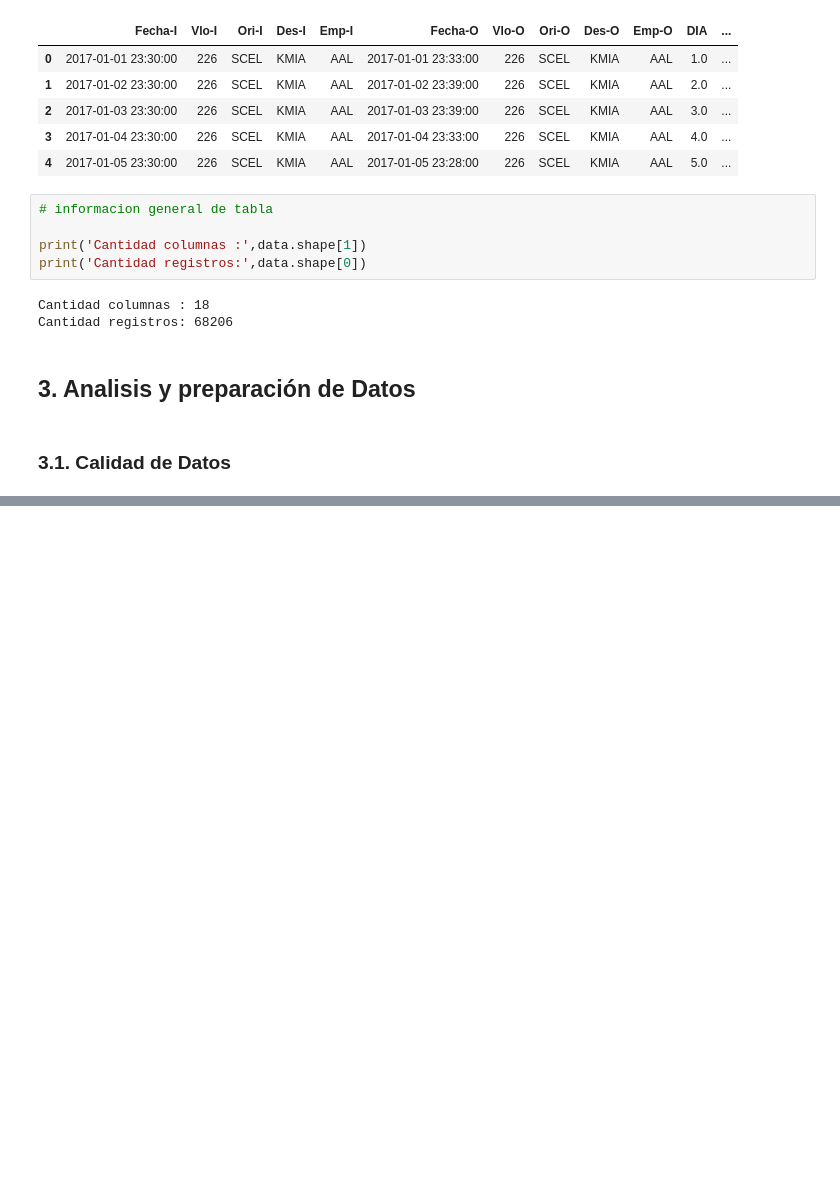
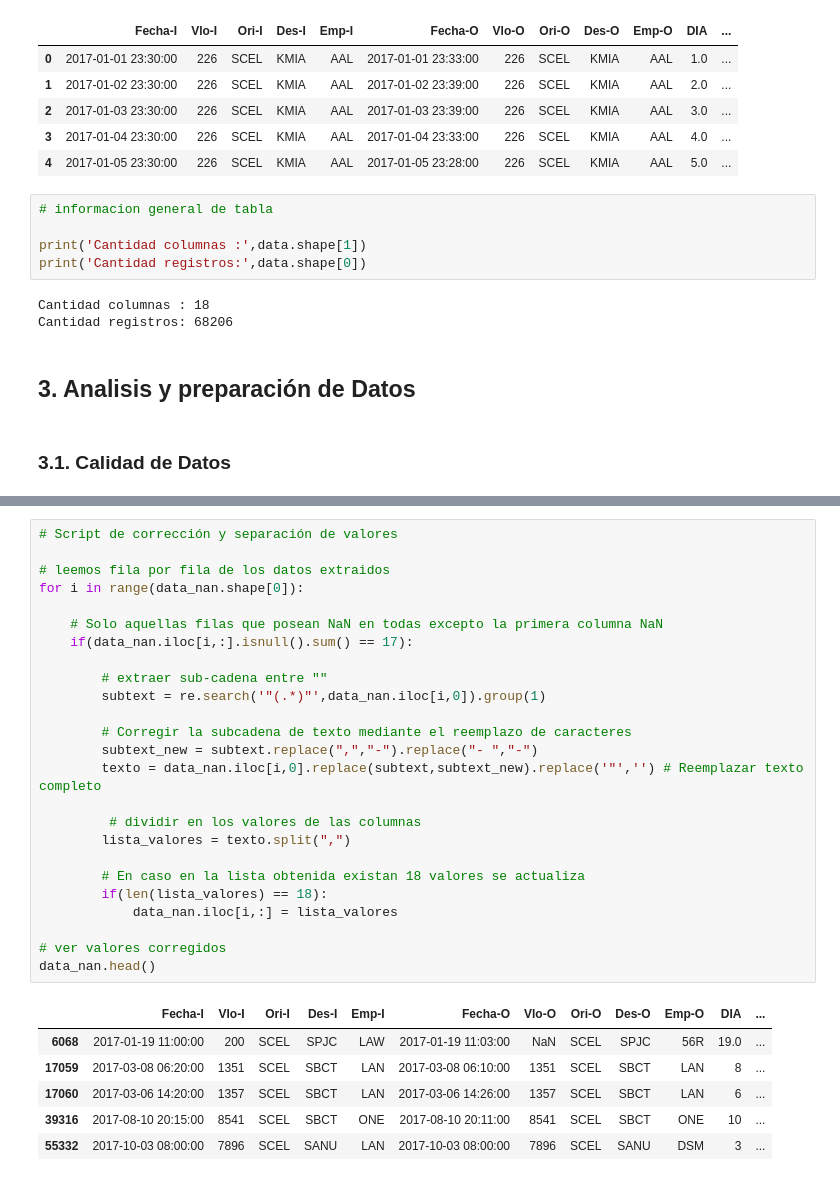
Before and after one commit to Mishagk/LATAM-Desafio-DS, a Jupyter notebook: solution.ipynb, the cells around one changed output, grey strips where cells are left out. Saved outputs shown, nothing was run; the diff lists cells and outputs as text; blank space fills up the shorter version.

```diff
--- a/solution.ipynb
+++ b/solution.ipynb
@@ -136,0 +196,32 @@ memory usage: 9.4+ MB
+# %%
+# Script de corrección y separación de valores
+
+# leemos fila por fila de los datos extraidos
+for i in range(data_nan.shape[0]):
+
+    # Solo aquellas filas que posean NaN en todas excepto la primera columna NaN
+    if(data_nan.iloc[i,:].isnull().sum() == 17):
+
+        # extraer sub-cadena entre ""
+        subtext = re.search('"(.*)"',data_nan.iloc[i,0]).group(1)
+
+        # Corregir la subcadena de texto mediante el reemplazo de caracteres
+        subtext_new = subtext.replace(",","-").replace("- ","-")
+        texto = data_nan.iloc[i,0].replace(subtext,subtext_new).replace('"','') # Reemplazar texto completo
+
+         # dividir en los valores de las columnas
+        lista_valores = texto.split(",")
+
+        # En caso en la lista obtenida existan 18 valores se actualiza
+        if(len(lista_valores) == 18):
+            data_nan.iloc[i,:] = lista_valores
+
+# ver valores corregidos
+data_nan.head()
+# %% [output]
+|  | Fecha-I | Vlo-I | Ori-I | Des-I | Emp-I | Fecha-O | Vlo-O | Ori-O | Des-O | Emp-O | DIA | ... |
+| 6068 | 2017-01-19 11:00:00 | 200 | SCEL | SPJC | LAW | 2017-01-19 11:03:00 | NaN | SCEL | SPJC | 56R | 19.0 | ... |
+| 17059 | 2017-03-08 06:20:00 | 1351 | SCEL | SBCT | LAN | 2017-03-08 06:10:00 | 1351 | SCEL | SBCT | LAN | 8 | ... |
+| 17060 | 2017-03-06 14:20:00 | 1357 | SCEL | SBCT | LAN | 2017-03-06 14:26:00 | 1357 | SCEL | SBCT | LAN | 6 | ... |
+| 39316 | 2017-08-10 20:15:00 | 8541 | SCEL | SBCT | ONE | 2017-08-10 20:11:00 | 8541 | SCEL | SBCT | ONE | 10 | ... |
+| 55332 | 2017-10-03 08:00:00 | 7896 | SCEL | SANU | LAN | 2017-10-03 08:00:00 | 7896 | SCEL | SANU | DSM | 3 | ... |
```
Also changed, not shown: parts of 10 cells of this notebook.
